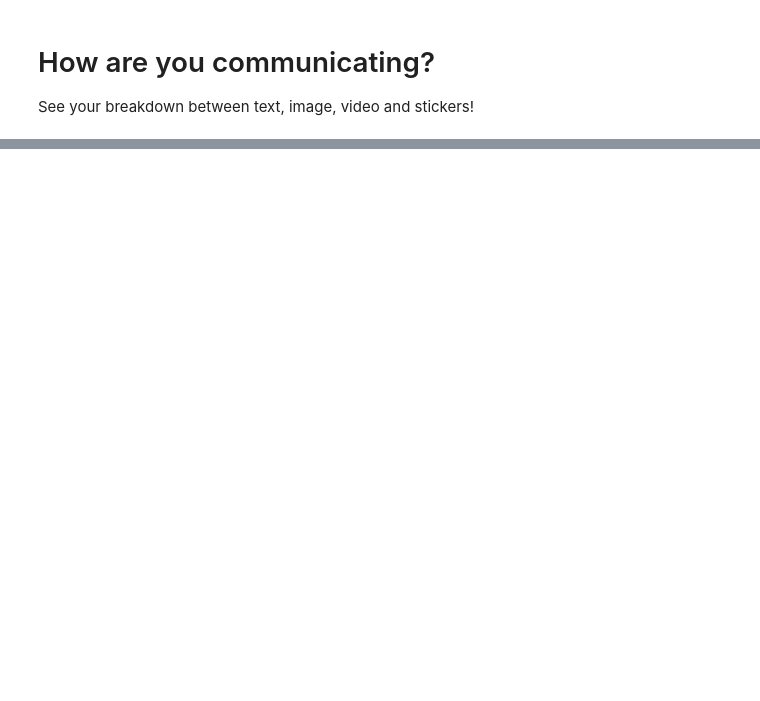
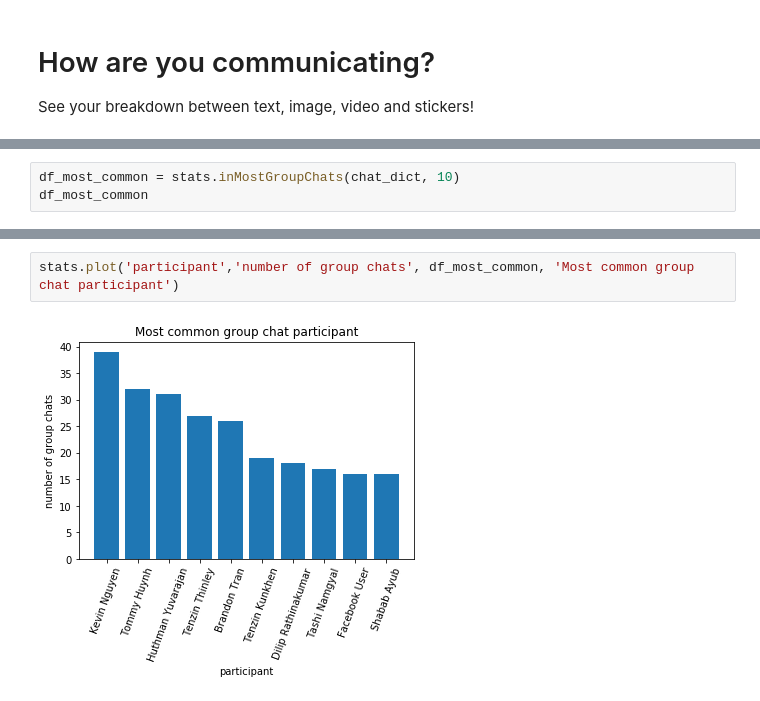
Before and after one commit to simonwongwong/Facebook-Messenger-Statistics, a Jupyter notebook: facebook-messenger-stats.ipynb, the cells around one changed output, grey strips where cells are left out. Cells and saved outputs as stored; diff of their text form; blank space fills up the shorter version.

```diff
--- a/facebook-messenger-stats.ipynb
+++ b/facebook-messenger-stats.ipynb
@@ -76,0 +158,3 @@ df_type
+# %%
+df_most_common = stats.inMostGroupChats(chat_dict, 10)
+df_most_common
@@ -76,0 +173,4 @@ df_type
+# %%
+stats.plot('participant','number of group chats', df_most_common, 'Most common group chat participant')
+# %% [output]
+[figure, added]
```
Also changed, not shown: parts of 10 cells of this notebook.
